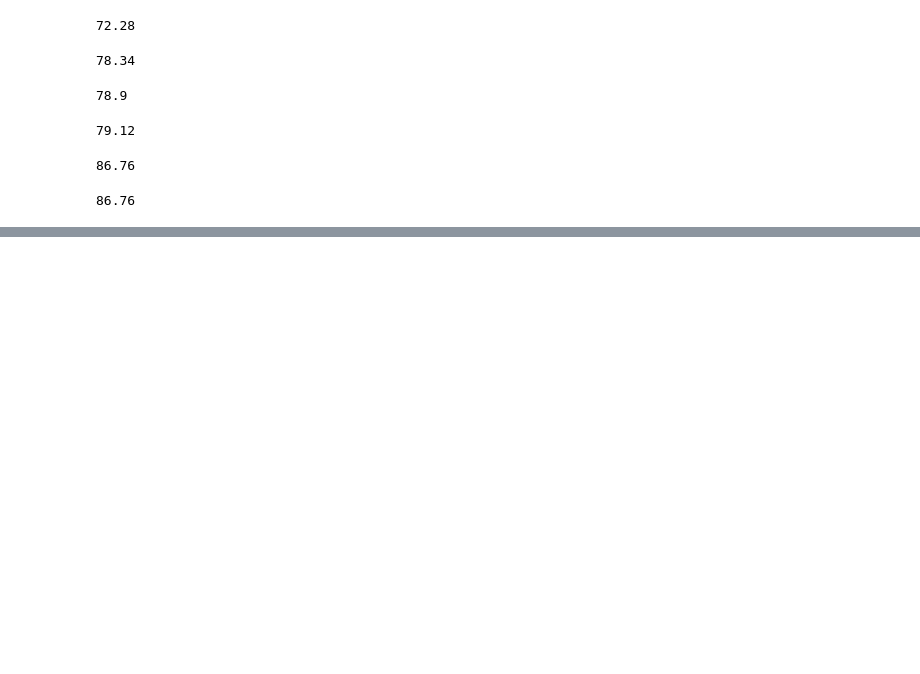
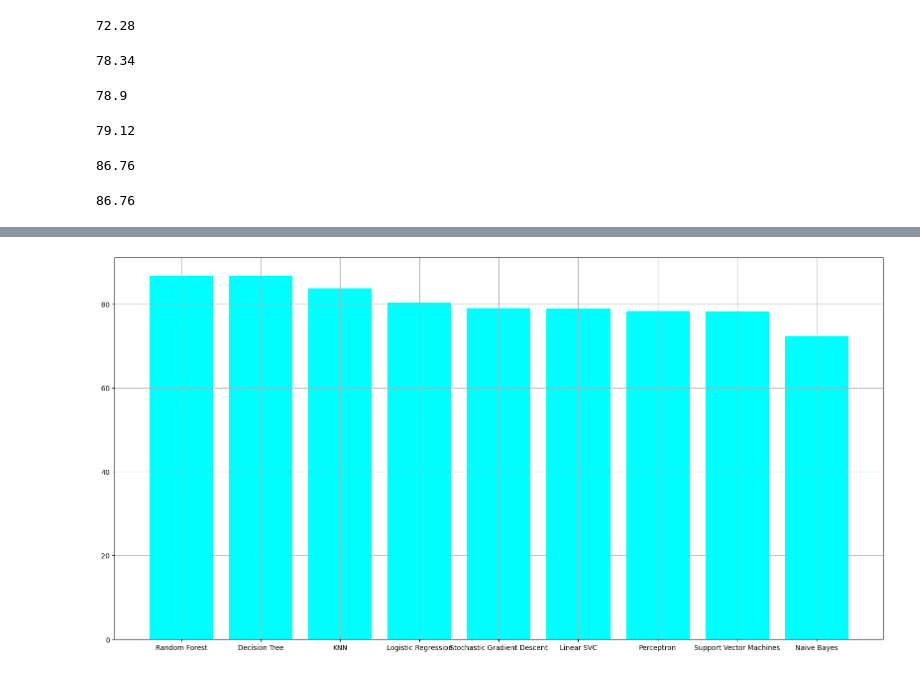
Before and after one commit to wbai0614/iris-ml-flask, a Jupyter notebook: titanic_meme.ipynb, the cells around one changed output, grey strips where cells are left out. Drawn from its saved outputs; the diff is of its cells as text; code cells hidden in the pictures; blank space fills up the shorter version.

```diff
--- a/titanic_meme.ipynb
+++ b/titanic_meme.ipynb
@@ -532,3 +532,8 @@ acc_random_forest=round(random_forest.score(X_train,y_train)*100,2)
 acc_random_forest
 # %% [output]
 86.76
+# %%
+models=pd.DataFrame({'Model':['Support Vector Machines','KNN','Logistic Regression','Random Forest','Naive Bayes','Perceptron','Stochastic Gradient Descent','Linear SVC','Decision Tree'],
+                    'Score':[acc_svc,acc_knn,acc_log,acc_random_forest,acc_gaussian,acc_perceptron,acc_sgd,acc_linear_svc,acc_decision_tree,]})
+sorted_model=models.sort_values(by='Score',ascending=False)
+sorted_model
@@ -534,0 +551,7 @@ acc_random_forest
+# %%
+plt.figure(figsize=(20,10))
+fig=plt.bar(sorted_model['Model'],sorted_model['Score'],color='aqua')
+plt.grid()
+plt.show()
+# %% [output]
+[figure, added]
```
Also changed, not shown: parts of 2 cells of this notebook, 4 other files.
